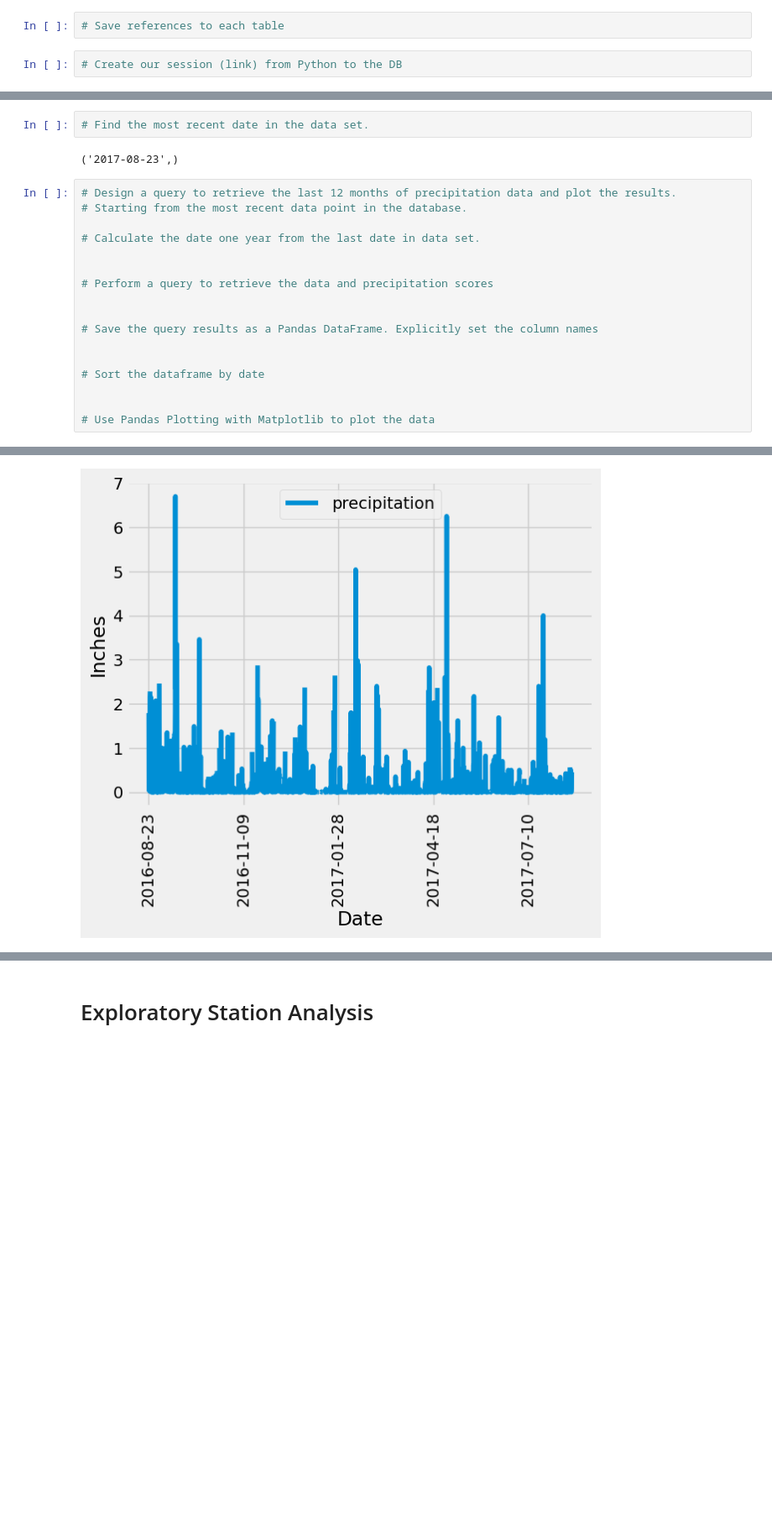
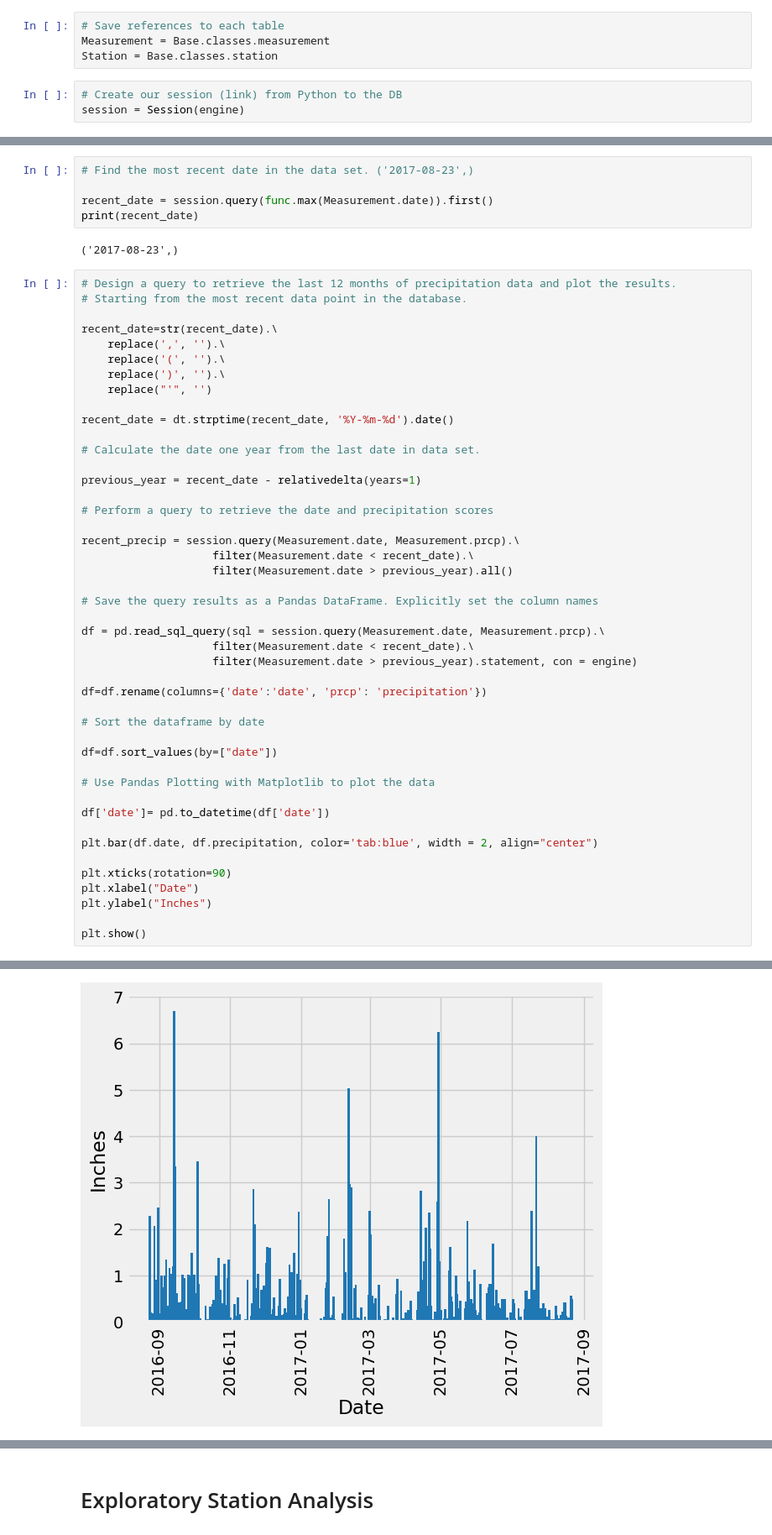
Before and after one commit to jlawrence16/sqlalchemy_challenge, a Jupyter notebook: climate.ipynb, the cells around one changed output, grey strips where cells are left out. Shown at 84% size. Drawn from its saved outputs; the diff is of its cells as text; blank space fills up the shorter version.

```diff
--- a/climate.ipynb
+++ b/climate.ipynb
@@ -31,4 +34,7 @@ print(Base)
 # %%
 # Save references to each table
+Measurement = Base.classes.measurement
+Station = Base.classes.station
 # %%
 # Create our session (link) from Python to the DB
+session = Session(engine)
@@ -35,24 +74,55 @@ print(Base)
 # %% [markdown]
 # Exploratory Precipitation Analysis
 # %%
-# Find the most recent date in the data set.
+# Find the most recent date in the data set. ('2017-08-23',)
+
+recent_date = session.query(func.max(Measurement.date)).first()
+print(recent_date)
 # %% [output]
 ('2017-08-23',)
 # %%
 # Design a query to retrieve the last 12 months of precipitation data and plot the results.
 # Starting from the most recent data point in the database.
 
+recent_date=str(recent_date).\
+    replace(',', '').\
+    replace('(', '').\
+    replace(')', '').\
+    replace("'", '')
+
+recent_date = dt.strptime(recent_date, '%Y-%m-%d').date()
+
 # Calculate the date one year from the last date in data set.
 
+previous_year = recent_date - relativedelta(years=1)
 
-# Perform a query to retrieve the data and precipitation scores
+# Perform a query to retrieve the date and precipitation scores
 
+recent_precip = session.query(Measurement.date, Measurement.prcp).\
+                    filter(Measurement.date < recent_date).\
+                    filter(Measurement.date > previous_year).all()
 
 # Save the query results as a Pandas DataFrame. Explicitly set the column names
 
+df = pd.read_sql_query(sql = session.query(Measurement.date, Measurement.prcp).\
+                    filter(Measurement.date < recent_date).\
+                    filter(Measurement.date > previous_year).statement, con = engine)
+
+df=df.rename(columns={'date':'date', 'prcp': 'precipitation'})
 
 # Sort the dataframe by date
 
+df=df.sort_values(by=["date"])
 
 # Use Pandas Plotting with Matplotlib to plot the data
+
+df['date']= pd.to_datetime(df['date'])
+
+plt.bar(df.date, df.precipitation, color='tab:blue', width = 2, align="center")
+
+plt.xticks(rotation=90)
+plt.xlabel("Date")
+plt.ylabel("Inches")
+
+plt.show()
 # %% [output]
@@ -60,3 +129,3 @@ Text(0, 0.5, 'Inches')
-[figure, old version]
+[figure, new version]
 # %%
 # Use Pandas to calculate the summary statistics for the precipitation data
```
Also changed, not shown: parts of 13 cells of this notebook, 1 other file.
